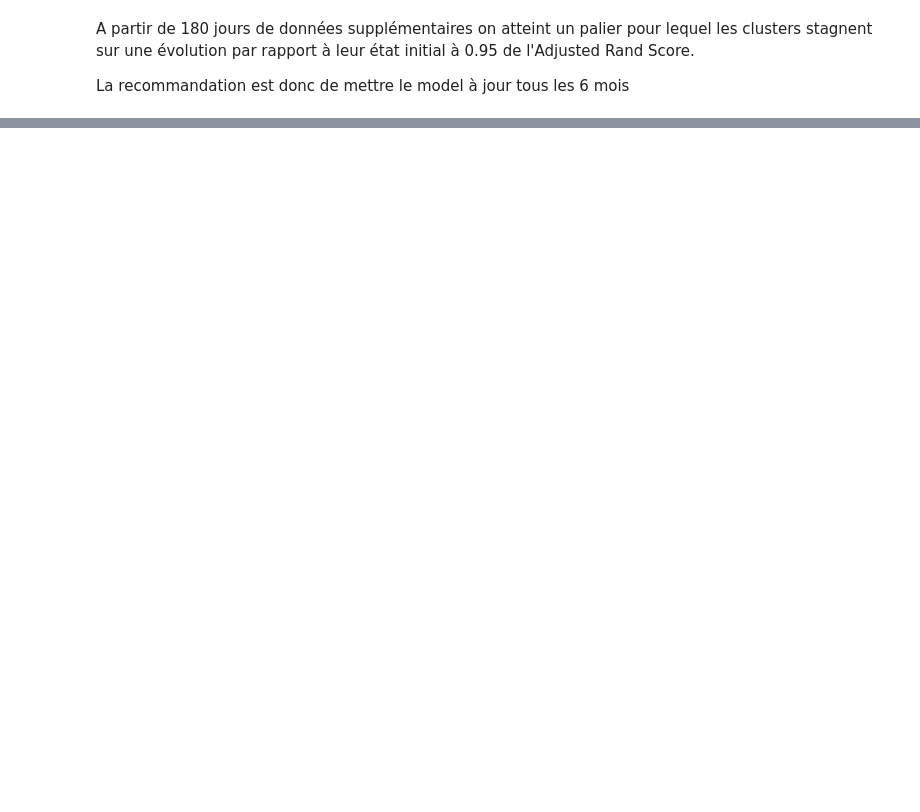
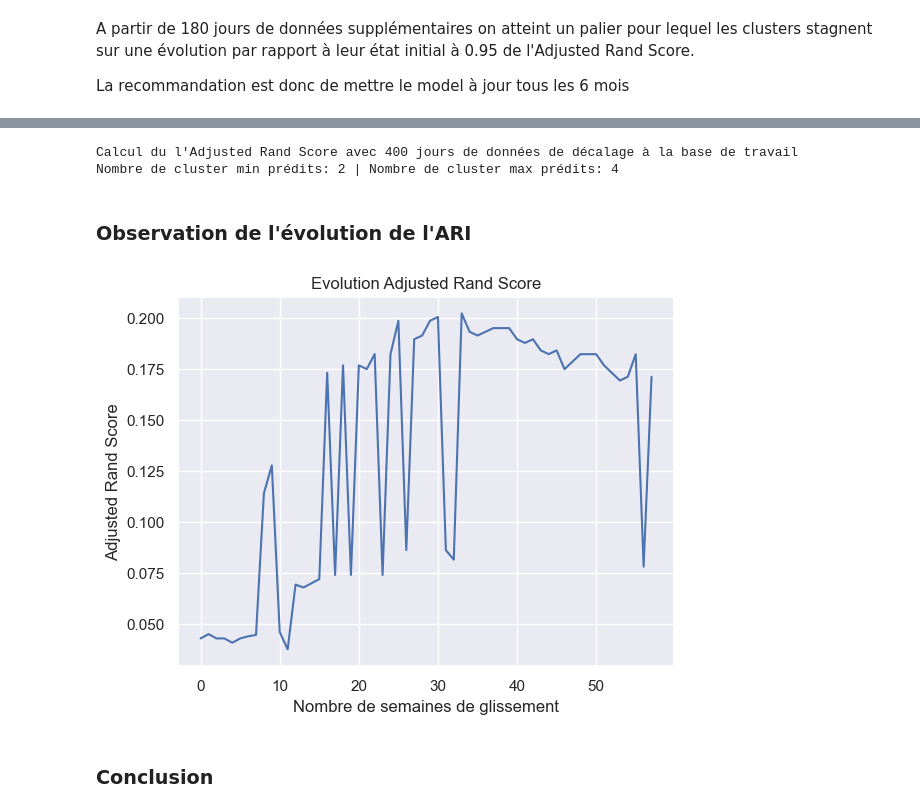
Before and after one commit to CODEheures/oc-ingenieur-ia, a Jupyter notebook: p5/Projet/p5_3_simulation.ipynb, the cells around one changed output, grey strips where cells are left out. Cells and saved outputs as stored; diff of their text form; code cells hidden in the pictures; blank space fills up the shorter version.

```diff
--- a/p5/Projet/p5_3_simulation.ipynb
+++ b/p5/Projet/p5_3_simulation.ipynb
@@ -210,0 +223,59 @@ La recommandation est donc de mettre le model à jour tous les 6 mois
+# %%
+max_days = (pd.to_datetime(df['order_purchase_timestamp_max'].max()) - pd.to_datetime(df['order_purchase_timestamp_max'].min())).days
+
+min_test_days = 1
+max_test_days = base_days + 1
+
+ARS = []
+new_labels_count = {'min': 5, 'max': 0}
+while max_test_days <= max_days:
+    date_test_min = (pd.to_datetime(df['order_purchase_timestamp_max'].min()) + pd.Timedelta(unit='days', value=min_test_days)).round('d')
+    date_test_max = (pd.to_datetime(df['order_purchase_timestamp_max'].min()) + pd.Timedelta(unit='days', value=max_test_days)).round('d')
+
+    df_test = df.loc[(df['order_purchase_timestamp_max'] >= date_test_min) & (df['order_purchase_timestamp_max'] < date_test_max), rfm]
+
+    print(f'Calcul du l\'Adjusted Rand Score avec {min_test_days} jours de données de décalage à la base de travail', end='\r')
+
+    model_test = model_kmean(df_test, 4, RANDOM_STATE)
+
+    new_labels = model_test.predict(df_base.loc[:, rfm])
+
+    count_labels = len(np.unique(new_labels))
+    if (count_labels < new_labels_count['min']): new_labels_count['min'] = count_labels
+    if (count_labels > new_labels_count['max']): new_labels_count['max'] = count_labels
+
+    ARS.append(metrics.adjusted_rand_score(df_base['label'].to_list(), new_labels))
+
+    min_test_days = min_test_days + 7
+    max_test_days = max_test_days + 7
+
+print('')
+l_min = new_labels_count['min']
+l_max = new_labels_count['max']
+print(f'Nombre de cluster min prédits: {l_min} | Nombre de cluster max prédits: {l_max}')
+# %% [output]
+Calcul du l'Adjusted Rand Score avec 400 jours de données de décalage à la base de travail
+Nombre de cluster min prédits: 2 | Nombre de cluster max prédits: 4
+# %% [markdown]
+### Observation de l'évolution de l'ARI
+# %%
+from scipy.interpolate import make_interp_spline
+
+serie_ars = pd.Series(ARS)
+
+#serie_spline_index = np.arange(serie_ars.index.min(), serie_ars.index.max(), 3)
+#serie_spline=pd.Series(X_Y_Spline(serie_spline_index), index=serie_spline_index)
+
+fig = plt.figure()
+
+serie_ars.plot()
+#serie_spline.plot()
+
+plt.title('Evolution Adjusted Rand Score')
+plt.xlabel('Nombre de semaines de glissement')
+plt.ylabel('Adjusted Rand Score')
+plt.show()
+# %% [output]
+[figure, added]
+# %% [markdown]
+### Conclusion
```
Also changed, not shown: parts of 12 cells of this notebook, 1 other file.
